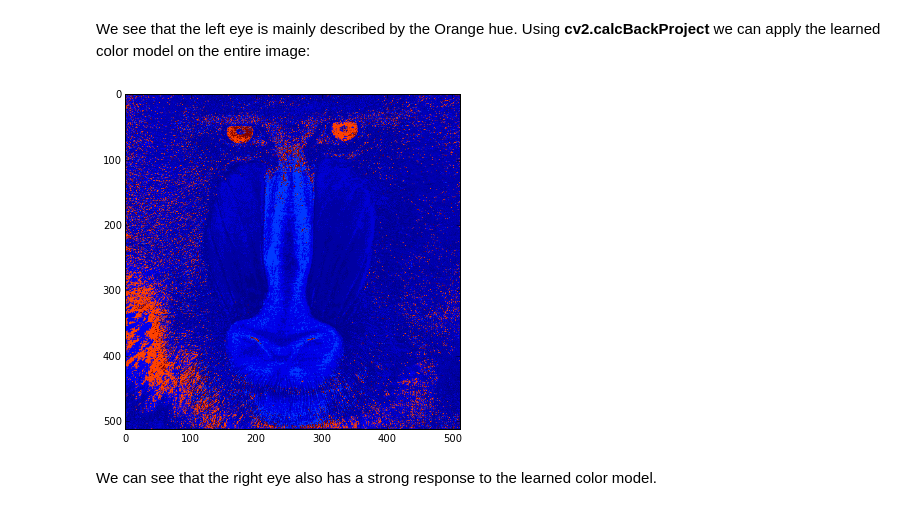
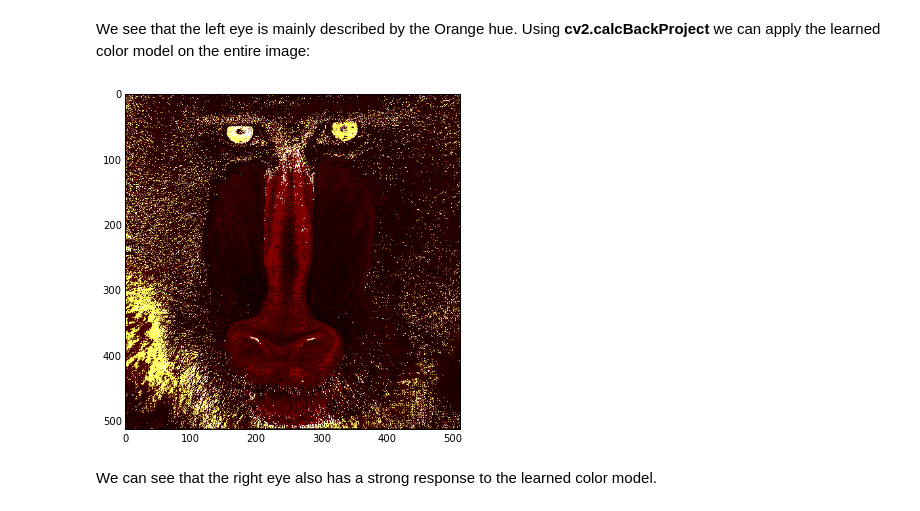
Before and after one commit to chengoldberg/xtr3d-challenge, a Jupyter notebook: notebooks/mean_shift.ipynb, the cells around one changed output. Cells and saved outputs as stored; diff of their text form; code cells hidden in the pictures.

```diff
--- a/notebooks/mean_shift.ipynb
+++ b/notebooks/mean_shift.ipynb
@@ -80,9 +78,9 @@ _ = bar(range(len(hue_eye_hist)), hue_eye_hist)
 We see that the left eye is mainly described by the Orange hue. Using **cv2.calcBackProject** we can apply the learned color model on the entire image:
 # %%
 prob = cv2.calcBackProject([img_hsv], [0], hue_eye_hist, [0, 180], 1)
-_ = imshow(prob)
+imshow(prob,cmap='hot');
 # %% [output]
-[figure, old version]
+[figure, new version]
 # %% [markdown]
 We can see that the right eye also has a strong response to the learned color model.
 # %% [markdown]
```
Also changed, not shown: parts of 8 cells of this notebook.
